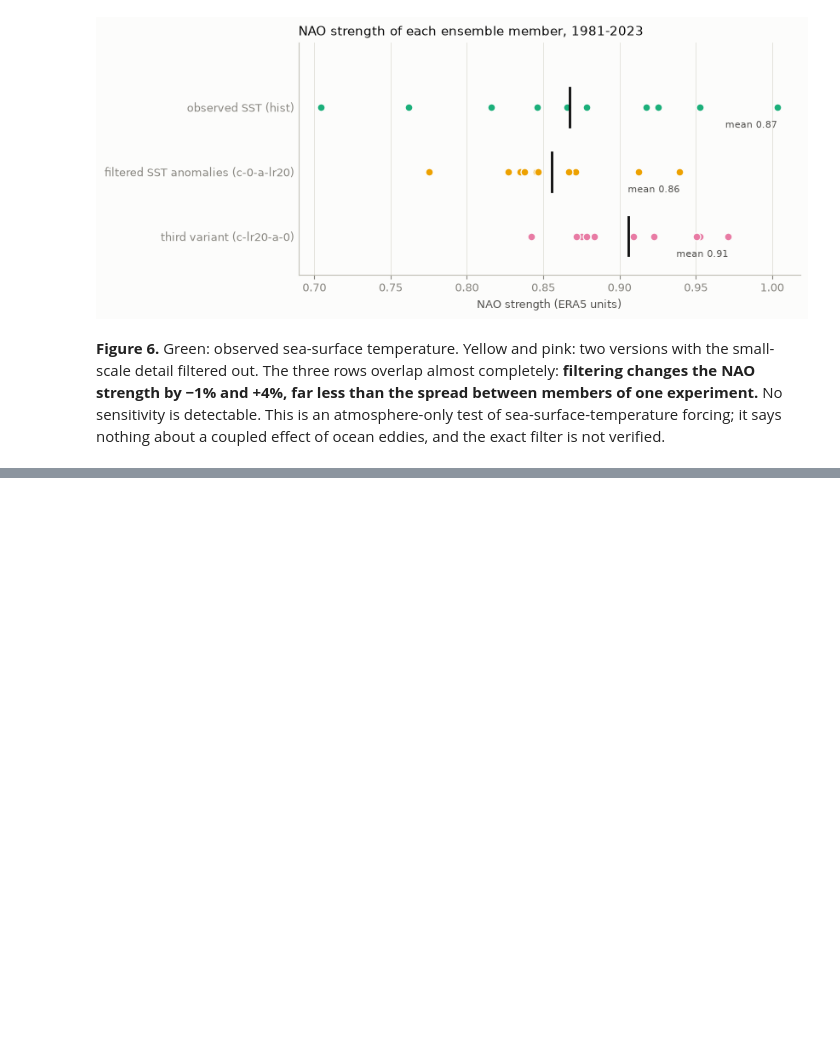
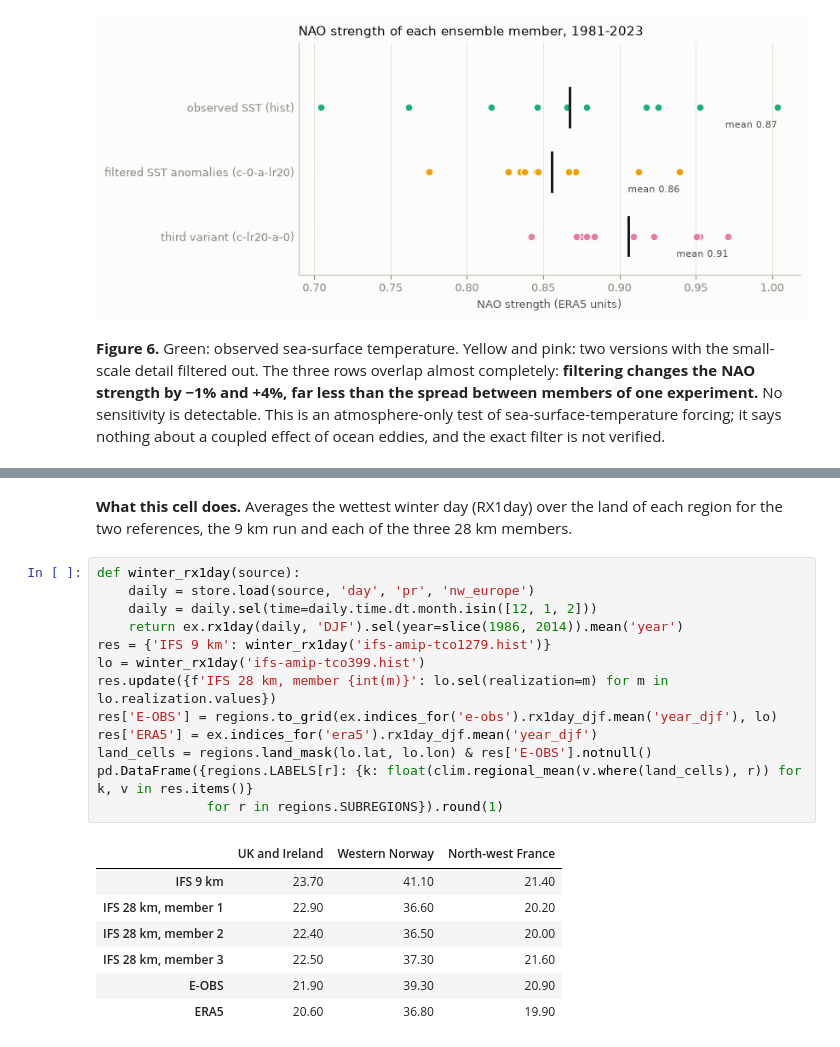
Before and after one commit to TunaHim/HighRes-EERIE-NorthAtlantic-Evaluation, a Jupyter notebook: notebooks/00_summary.ipynb, the cells around one changed output, grey strips where cells are left out. Saved outputs shown, nothing was run; the diff lists cells and outputs as text; blank space fills up the shorter version.

```diff
--- a/notebooks/00_summary.ipynb
+++ b/notebooks/00_summary.ipynb
@@ -248,0 +258,24 @@ it says nothing about a coupled effect of ocean eddies, and the exact filter is
+# %% [markdown]
+**What this cell does.** Averages the wettest winter day (RX1day) over the land of each region for
+the two references, the 9 km run and each of the three 28 km members.
+# %%
+def winter_rx1day(source):
+    daily = store.load(source, 'day', 'pr', 'nw_europe')
+    daily = daily.sel(time=daily.time.dt.month.isin([12, 1, 2]))
+    return ex.rx1day(daily, 'DJF').sel(year=slice(1986, 2014)).mean('year')
+res = {'IFS 9 km': winter_rx1day('ifs-amip-tco1279.hist')}
+lo = winter_rx1day('ifs-amip-tco399.hist')
+res.update({f'IFS 28 km, member {int(m)}': lo.sel(realization=m) for m in lo.realization.values})
+res['E-OBS'] = regions.to_grid(ex.indices_for('e-obs').rx1day_djf.mean('year_djf'), lo)
+res['ERA5'] = ex.indices_for('era5').rx1day_djf.mean('year_djf')
+land_cells = regions.land_mask(lo.lat, lo.lon) & res['E-OBS'].notnull()
+pd.DataFrame({regions.LABELS[r]: {k: float(clim.regional_mean(v.where(land_cells), r)) for k, v in res.items()}
+              for r in regions.SUBREGIONS}).round(1)
+# %% [output]
+|  | UK and Ireland | Western Norway | North-west France |
+| IFS 9 km | 23.70 | 41.10 | 21.40 |
+| IFS 28 km, member 1 | 22.90 | 36.60 | 20.20 |
+| IFS 28 km, member 2 | 22.40 | 36.50 | 20.00 |
+| IFS 28 km, member 3 | 22.50 | 37.30 | 21.60 |
+| E-OBS | 21.90 | 39.30 | 20.90 |
+| ERA5 | 20.60 | 36.80 | 19.90 |
```
Also changed, not shown: parts of 8 cells of this notebook, 35 other files.
